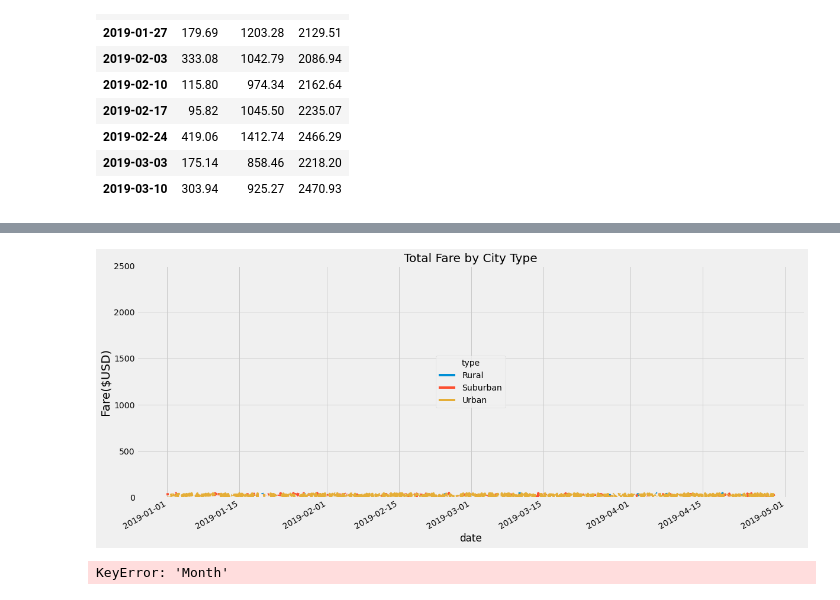
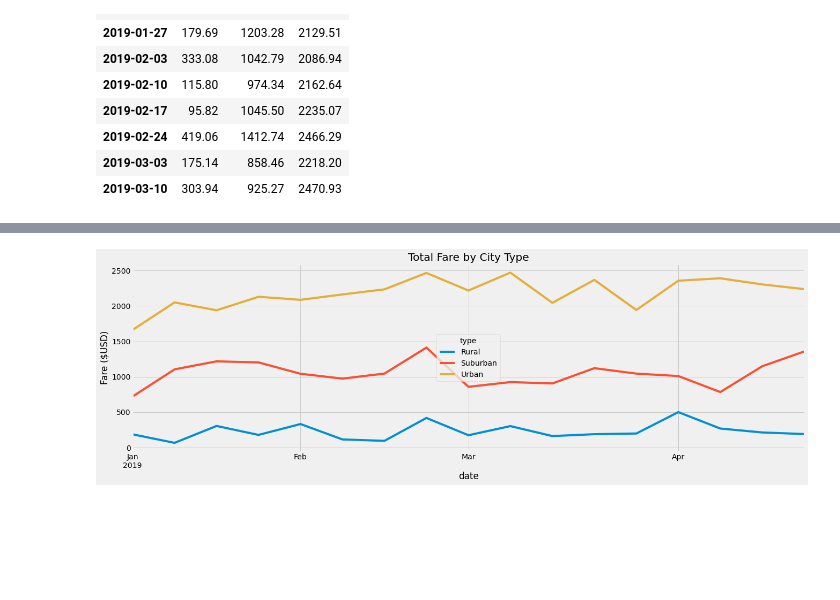
Before and after one commit to Ha-Duong-88/PyBer_Analysis, a Jupyter notebook: PyBer_Challenge.ipynb, the cells around one changed output, grey strips where cells are left out. Cells and saved outputs as stored; diff of their text form; code cells hidden in the pictures; blank space fills up the shorter version.

```diff
--- a/PyBer_Challenge.ipynb
+++ b/PyBer_Challenge.ipynb
@@ -315,57 +293,28 @@ pyber_ride_df
 # %%
 # 8. Using the object-oriented interface method, plot the resample DataFrame using the df.plot() function. -- Version 2
 
 # Import the style from Matplotlib.
 from matplotlib import style
 # Use the graph style fivethirtyeight.
 style.use('fivethirtyeight')
 
 
-# Create the plot and add a label for the legend.
-# Use the plt.plot('Month', 'Fare', label='type')
-fare_by_date_df.plot(figsize=(18, 8))
+# Create the plot for each city types
+# Set the object oriented variable to df.plot(). Variable ax can be named anything.
+ax = weekly_fare_by_date.plot(figsize=(20,6))
 
 
-#plt.xticks(tick_locations, pyber_ride_df["Month"])
-#plt.figure(figsize=(30, 14)
+# Add graph properties
+ax.set_title("Total Fare by City Type")
+ax.set_ylabel("Fare ($USD)")
+#ax.set_xlabel("Month")
 
 
-# Anotate Chart - Add graph properties
-plt.title("Total Fare by City Type", fontsize=40)
-plt.ylabel("Fare ($USD)", fontsize=20)
-#plt.xlabel("Month", fontsize=20)
 
-# Create labels for the x and y axes.
-#plt.xlabel("Month")
-plt.ylabel("Fare($USD)")
-
-# Create a title.
-plt.title("Total Fare by City Type")
-
-# Set the y limit between 0 and 2500.
-plt.ylim(0, 2500)
-plt.xlim()
-
-# Create a legend
-#plt.plot(x_axis, y_axis, label='type')
-plt.legend(loc="center", title="type", fancybox=True)
-
-# Save figure
-# Save the figure with the given extension to a file path and figure extension. Added at the end of the script.
-plt.savefig("Resources/Total_Fare_City_Type.png")
+# Save figure with the given extension to a file path and figure extension. Added at the end of the script.
+plt.savefig("Resources/Challenge_Total_Fare_City_Type.png")
 
 # Show figure
 plt.show()
-#plt.legend()
 # %% [output]
-[figure, old version]
+[figure, new version]
-# %%
-# Set x-axis and tick locations.
-x_axis = np.arange(len(fare_by_date_df))
-tick_locations = [value for value in x_axis]
-# Plot the data.
-fare_by_date_df.plot(x="Month", y="Fare ($USD)")
-plt.xticks(tick_locations, pyber_ride_df["Month"])
-plt.show()
-# %% [output]
-KeyError: 'Month'
```
Also changed, not shown: parts of 4 cells of this notebook.
